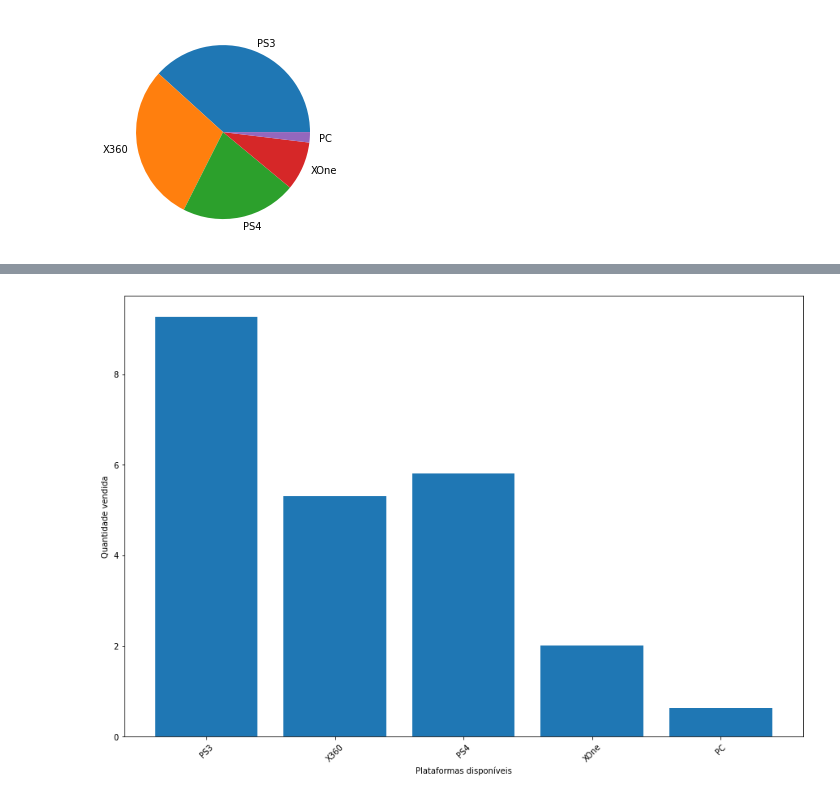
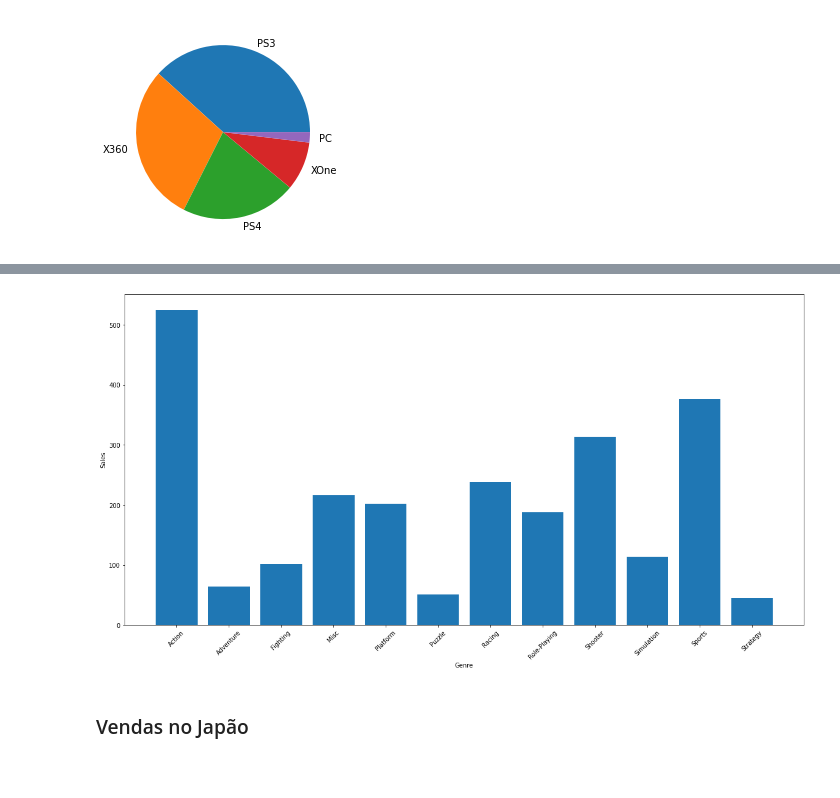
Before and after one commit to mateuspalacio/grupo_four_jupyter, a Jupyter notebook: AV3GerImpSis.ipynb, the cells around one changed output, grey strips where cells are left out. Saved outputs shown, nothing was run; the diff lists cells and outputs as text; code cells hidden in the pictures; blank space fills up the shorter version.

```diff
--- a/AV3GerImpSis.ipynb
+++ b/AV3GerImpSis.ipynb
@@ -140,0 +183,5 @@ plt.show()
+# %%
+df_data_eu=df_data.drop(columns=['Rank',
+       'NA_Sales', 'JP_Sales', 'Other_Sales', 'Global_Sales'])
+
+df_data_eu
@@ -140,0 +202,7 @@ plt.show()
+# %%
+gf_eu = (df_data_eu['EU_Sales']).groupby(df_data_eu['Genre']).sum().reset_index(name='EU_Sales')
+fig = plt.figure(figsize=(20,10))
+plt.plot(gf_eu['Genre'], gf_eu['EU_Sales'])
+plt.xlabel('Genre')
+plt.ylabel('Sales')
+plt.show()
@@ -141,13 +211,11 @@ plt.show()
 # %%
-x = df_gta_features['Platform']
-y = df_gta_features['EU_Sales']
-fig=plt.figure(figsize=(15,10))
-plt.bar(x, y, align='center')
-plt.xticks(x, x)
+fig=plt.figure(figsize=(20,10))
+plt.bar(gf_eu['Genre'], gf_eu['EU_Sales'], align='center')
 plt.xticks(rotation=45)
-plt.xlabel('Plataformas disponíveis')
-plt.ylabel('Quantidade vendida')
-# colocar labels plt.xlabel()
+plt.xlabel("Genre")
+plt.ylabel("Sales")
 plt.show()
 # %% [output]
-[figure, old version]
+[figure, new version]
+# %% [markdown]
+### Vendas no Japão
```
Also changed, not shown: parts of 26 cells of this notebook.
